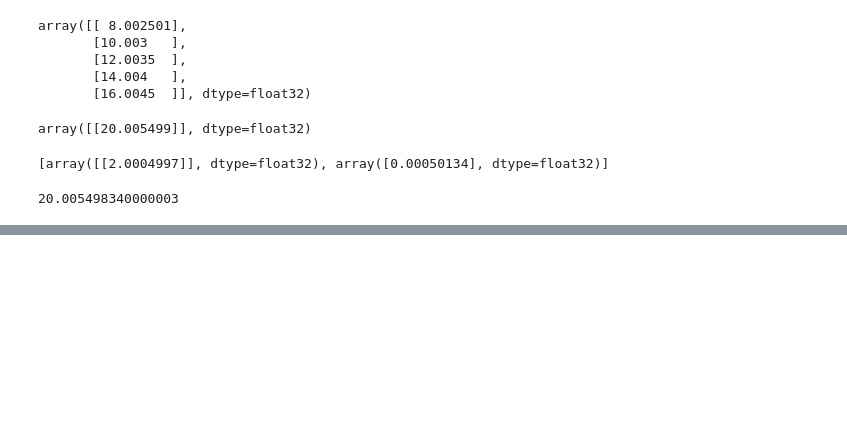
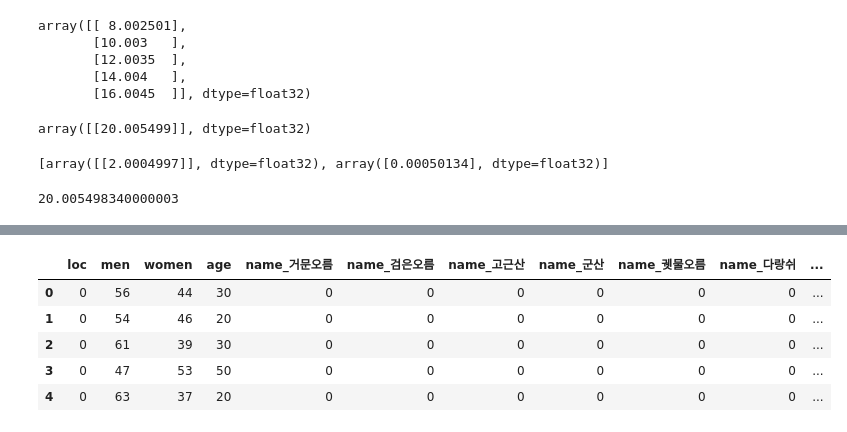
Before and after one commit to rosa2070/TensorFlow01_25, a Jupyter notebook: TensorFlow.ipynb, the cells around one changed output, grey strips where cells are left out. Saved outputs shown, nothing was run; the diff lists cells and outputs as text; code cells hidden in the pictures; blank space fills up the shorter version.

```diff
--- a/TensorFlow.ipynb
+++ b/TensorFlow.ipynb
@@ -130,0 +413,10 @@ model.get_weights()
+# %%
+encoded = pd.get_dummies(df)
+encoded.head()
+# %% [output]
+|  | loc | men | women | age | name_거문오름 | name_검은오름 | name_고근산 | name_군산 | name_궷물오름 | name_다랑쉬 | ... |
+| 0 | 0 | 56 | 44 | 30 | 0 | 0 | 0 | 0 | 0 | 0 | ... |
+| 1 | 0 | 54 | 46 | 20 | 0 | 0 | 0 | 0 | 0 | 0 | ... |
+| 2 | 0 | 61 | 39 | 30 | 0 | 0 | 0 | 0 | 0 | 0 | ... |
+| 3 | 0 | 47 | 53 | 50 | 0 | 0 | 0 | 0 | 0 | 0 | ... |
+| 4 | 0 | 63 | 37 | 20 | 0 | 0 | 0 | 0 | 0 | 0 | ... |
```
Also changed, not shown: parts of 37 cells of this notebook.
